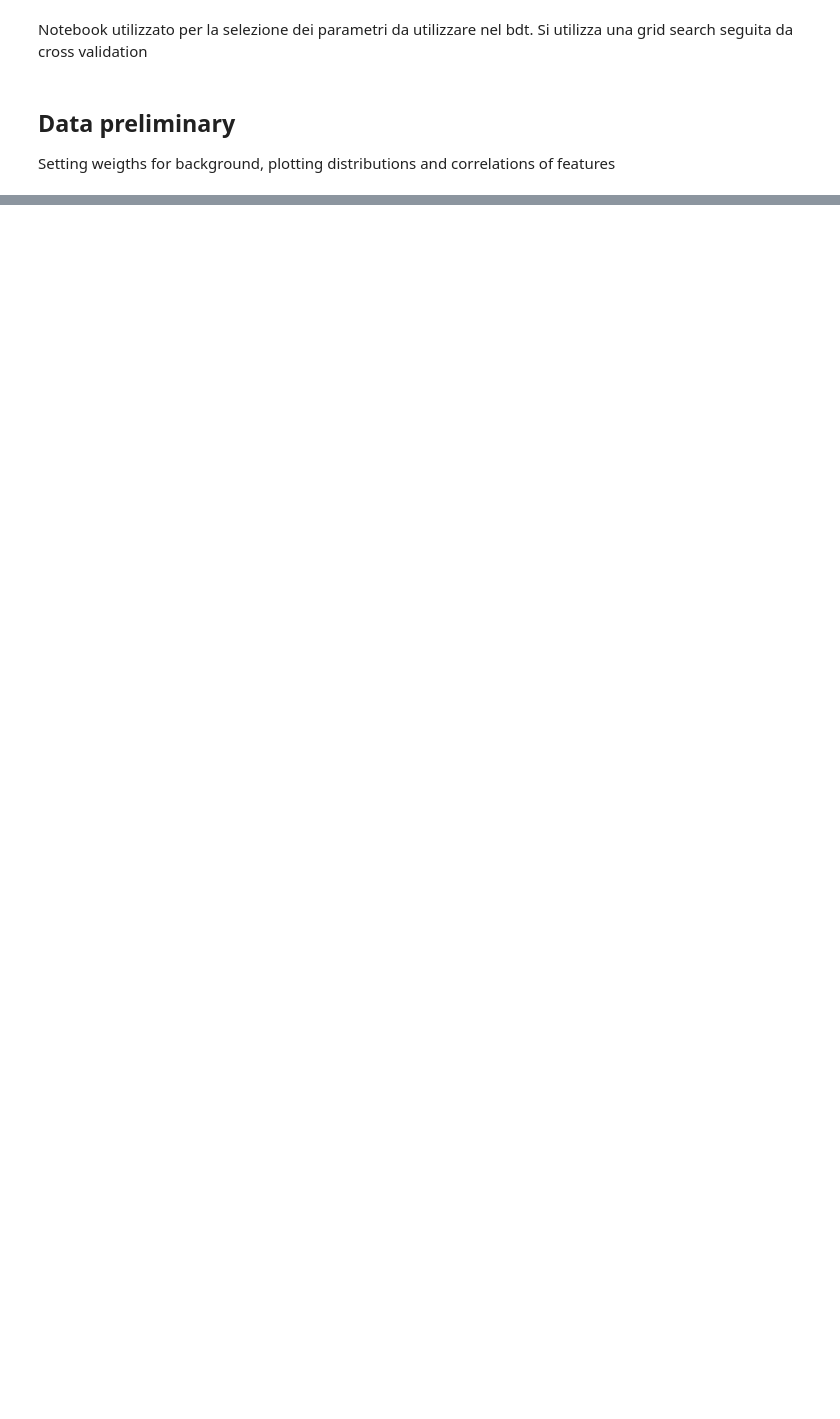
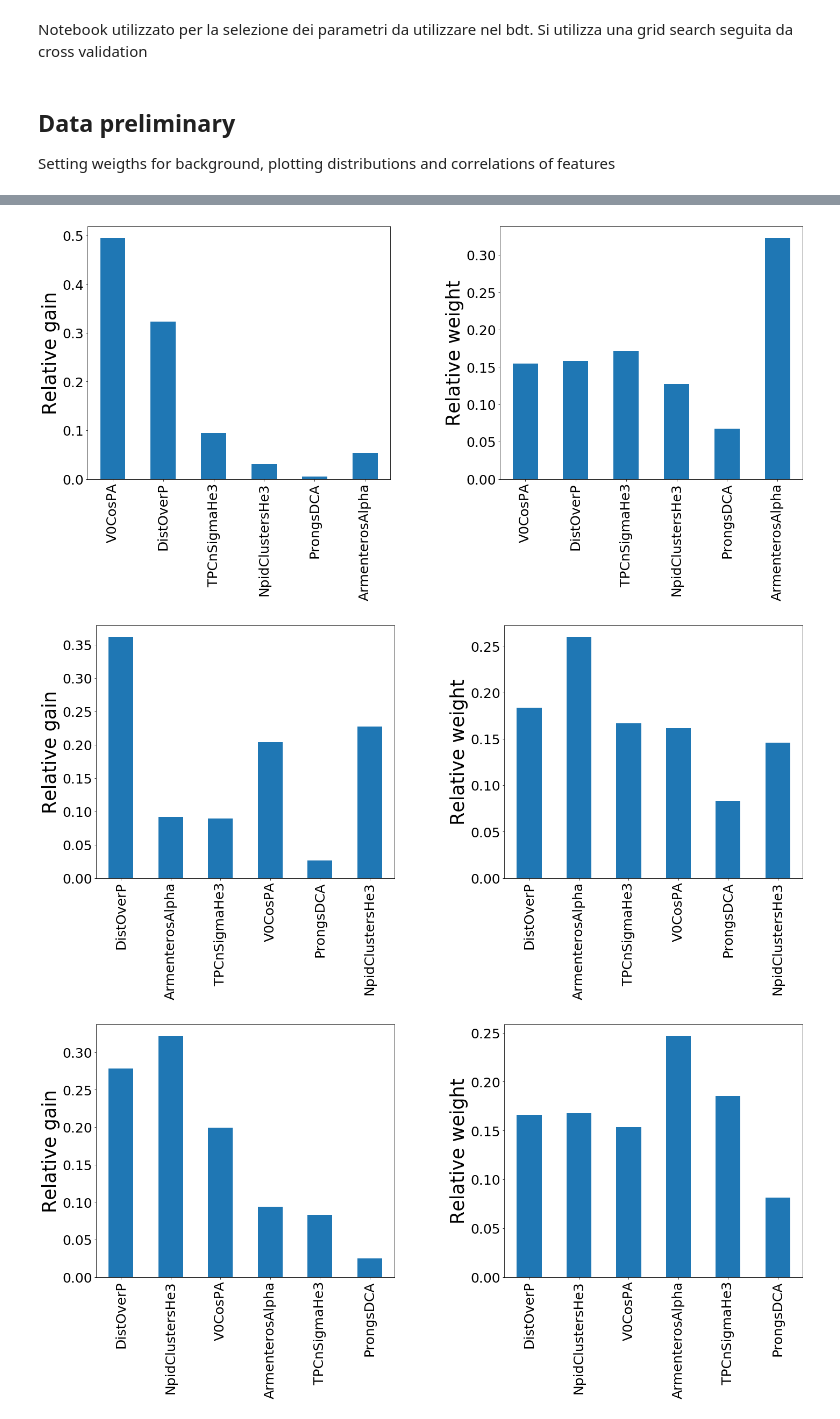
Before and after one commit to pfecchio/HypertritonML, a Jupyter notebook: Hypertriton2Body/Optimization/Parameters_Optimization.ipynb, the cells around one changed output, grey strips where cells are left out. Cells and saved outputs as stored; diff of their text form; code cells hidden in the pictures; blank space fills up the shorter version.

```diff
--- a/Hypertriton2Body/Optimization/Parameters_Optimization.ipynb
+++ b/Hypertriton2Body/Optimization/Parameters_Optimization.ipynb
@@ -169,0 +223,7 @@ pickle.dump(model_list[2],open("Significance/model_cent_3.pkl", "wb"))
+# %%
+for i in range(0,4):
+    plot_feature_imp(model_list[i],['gain','weight'])
+# %% [output]
+[figure, added]
+[figure, added]
+[figure, added]
```
Also changed, not shown: parts of 30 cells of this notebook, 1 other file.
